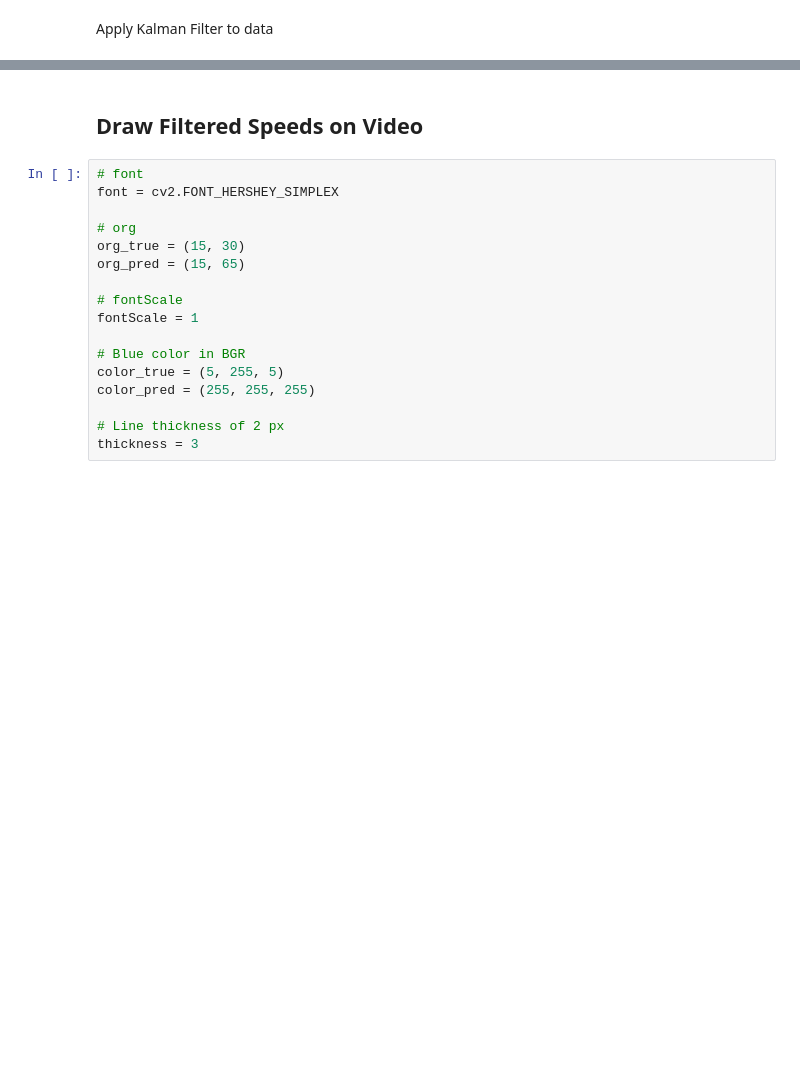
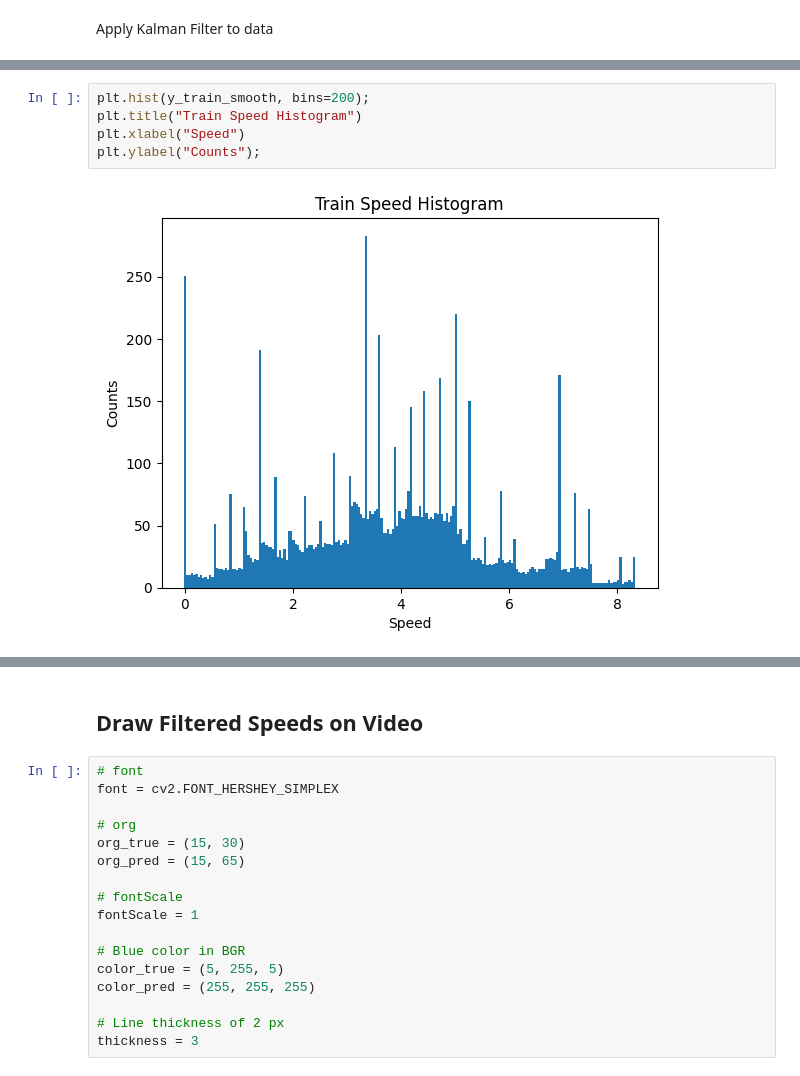
Before and after one commit to itberrios/CV_projects, a Jupyter notebook: mars_challenge/kalman_filter_tutorial.ipynb, the cells around one changed output, grey strips where cells are left out. Cells and saved outputs as stored; diff of their text form; blank space fills up the shorter version.

```diff
--- a/mars_challenge/kalman_filter_tutorial.ipynb
+++ b/mars_challenge/kalman_filter_tutorial.ipynb
@@ -130,0 +150,7 @@ y_train_smooth = x_states[:, 1]
+# %%
+plt.hist(y_train_smooth, bins=200);
+plt.title("Train Speed Histogram")
+plt.xlabel("Speed")
+plt.ylabel("Counts");
+# %% [output]
+[figure, added]
```
Also changed, not shown: parts of 11 cells of this notebook.
